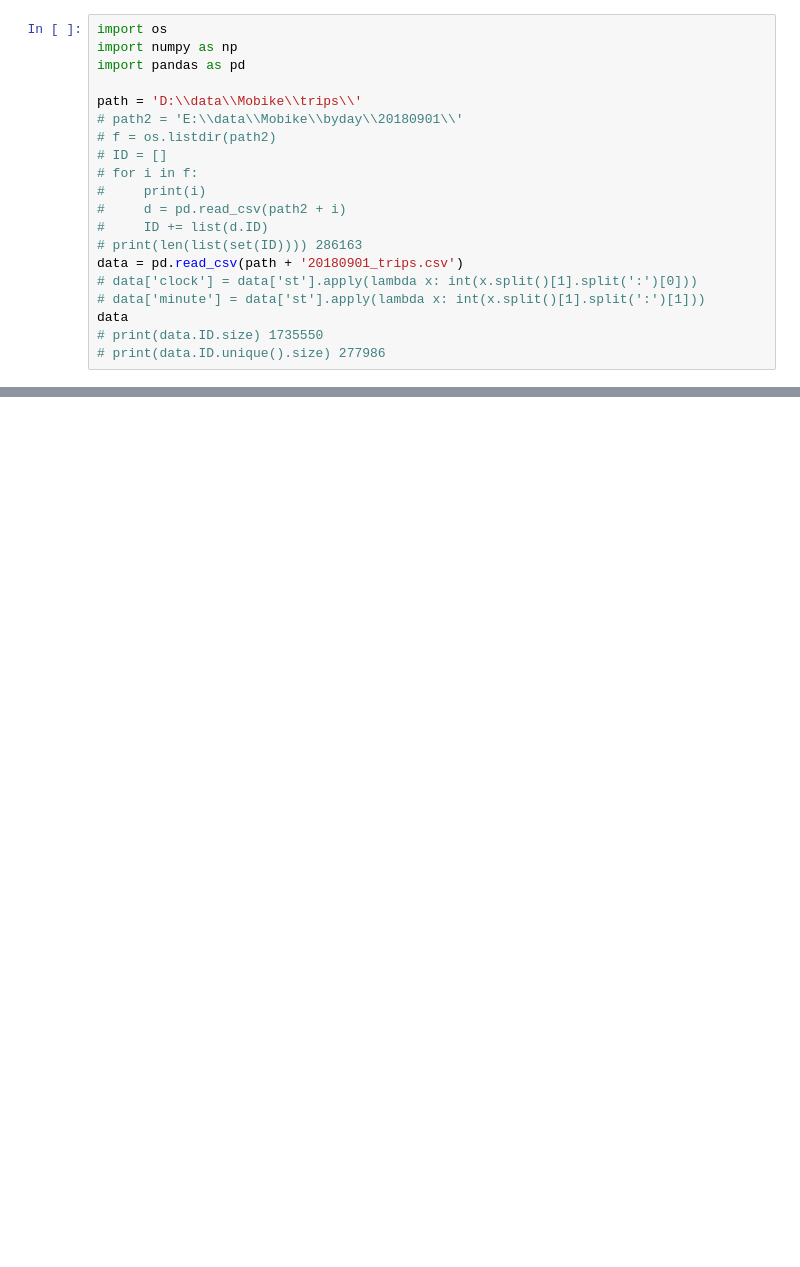
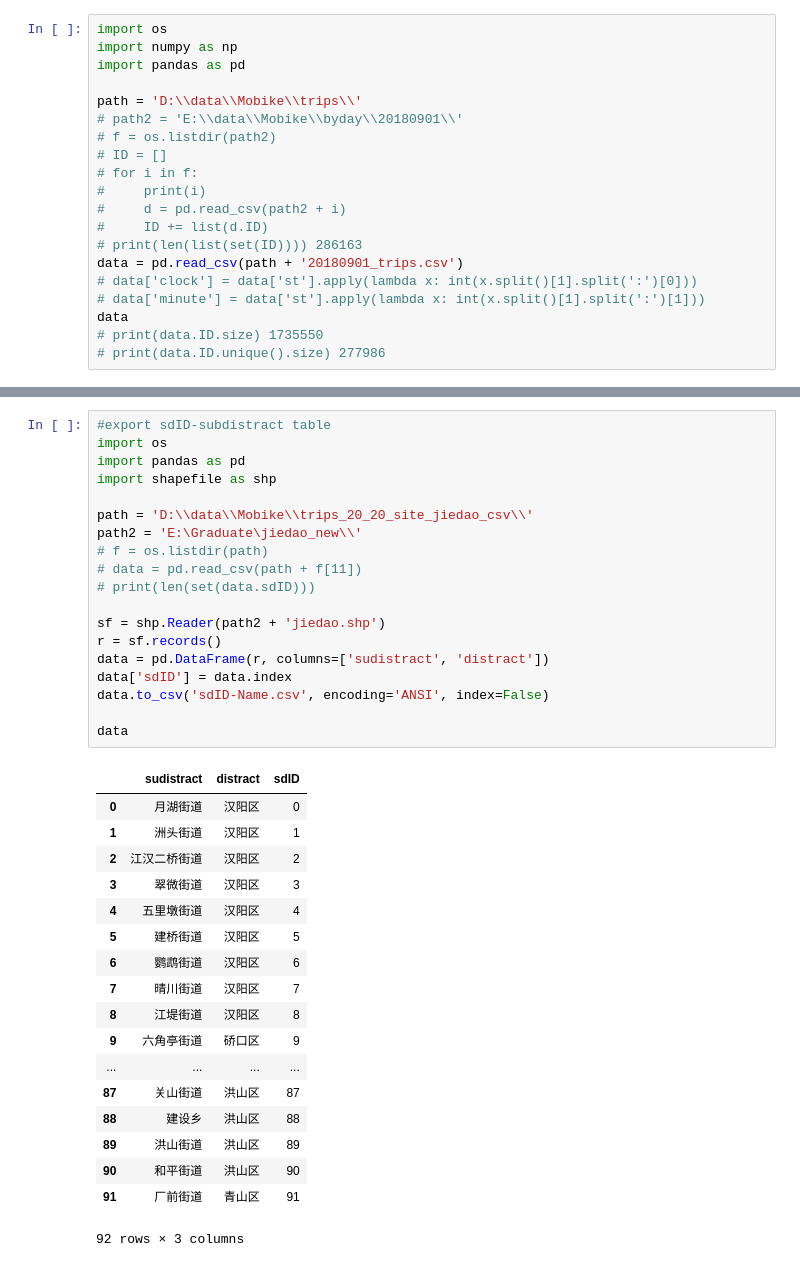
Before and after one commit to JingwangLi/Mobike, a Jupyter notebook: explore.ipynb, the cells around one changed output, grey strips where cells are left out. Cells and saved outputs as stored; diff of their text form; blank space fills up the shorter version.

```diff
--- a/explore.ipynb
+++ b/explore.ipynb
@@ -112,0 +232,38 @@ for j in f:
+# %%
+#export sdID-subdistract table
+import os
+import pandas as pd
+import shapefile as shp
+
+path = 'D:\\data\\Mobike\\trips_20_20_site_jiedao_csv\\'
+path2 = 'E:\Graduate\jiedao_new\\'
+# f = os.listdir(path)
+# data = pd.read_csv(path + f[11])
+# print(len(set(data.sdID)))
+
+sf = shp.Reader(path2 + 'jiedao.shp')
+r = sf.records()
+data = pd.DataFrame(r, columns=['sudistract', 'distract'])
+data['sdID'] = data.index
+data.to_csv('sdID-Name.csv', encoding='ANSI', index=False)
+
+data
+# %% [output]
+|  | sudistract | distract | sdID |
+| 0 | 月湖街道 | 汉阳区 | 0 |
+| 1 | 洲头街道 | 汉阳区 | 1 |
+| 2 | 江汉二桥街道 | 汉阳区 | 2 |
+| 3 | 翠微街道 | 汉阳区 | 3 |
+| 4 | 五里墩街道 | 汉阳区 | 4 |
+| 5 | 建桥街道 | 汉阳区 | 5 |
+| 6 | 鹦鹉街道 | 汉阳区 | 6 |
+| 7 | 晴川街道 | 汉阳区 | 7 |
+| 8 | 江堤街道 | 汉阳区 | 8 |
+| 9 | 六角亭街道 | 硚口区 | 9 |
+| ... | ... | ... | ... |
+| 87 | 关山街道 | 洪山区 | 87 |
+| 88 | 建设乡 | 洪山区 | 88 |
+| 89 | 洪山街道 | 洪山区 | 89 |
+| 90 | 和平街道 | 洪山区 | 90 |
+| 91 | 厂前街道 | 青山区 | 91 |
+92 rows × 3 columns
```
Also changed, not shown: parts of 8 cells of this notebook, 2 other files.
